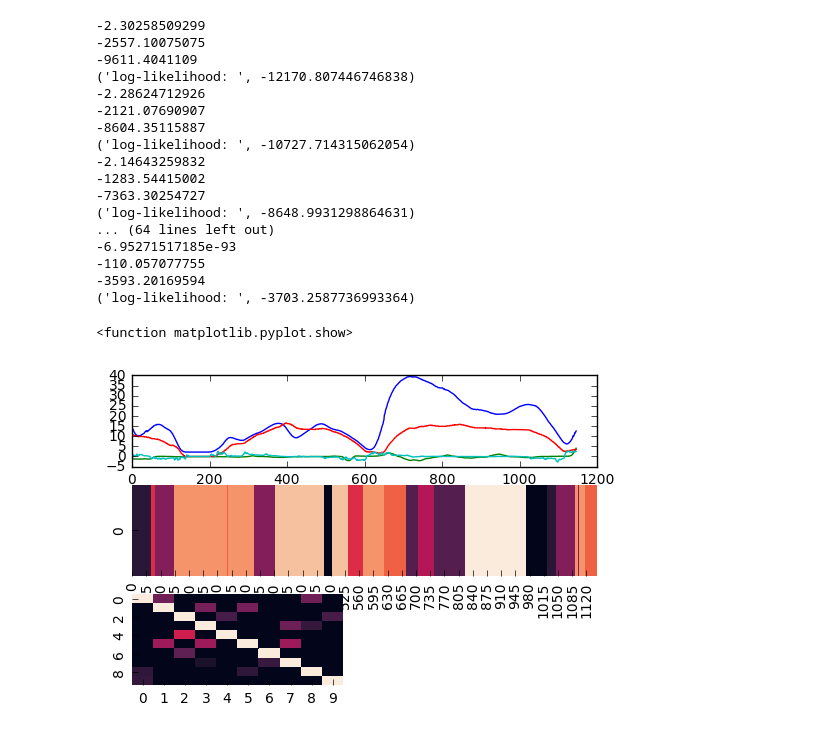
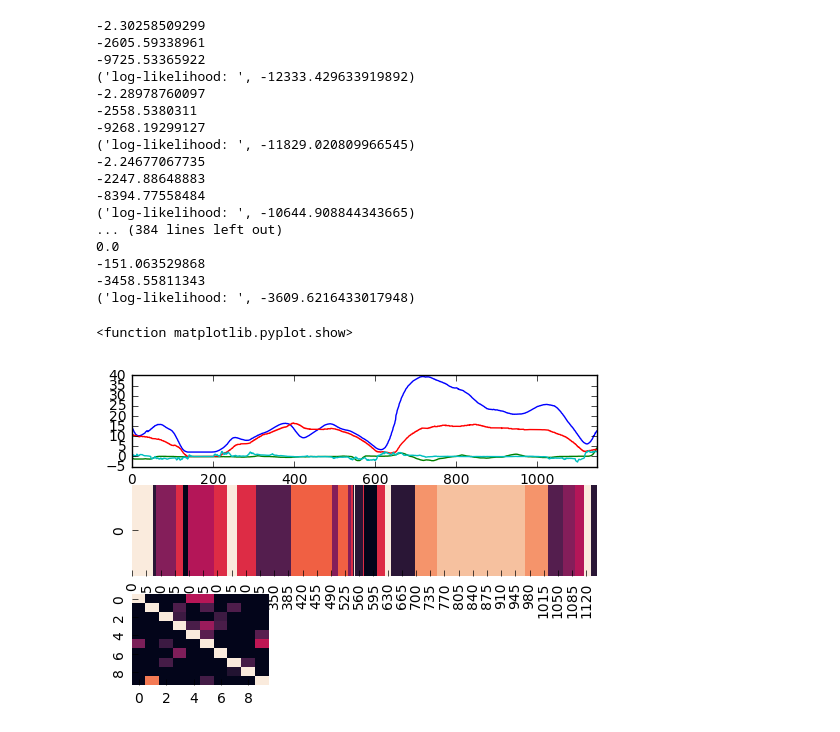
Before and after one commit to MoonBlvd/Sticky-HDP-HMM, a Jupyter notebook: hmm.ipynb, the cells around one changed output. Saved outputs shown, nothing was run; the diff lists cells and outputs as text; code cells hidden in the pictures.

Commit message:
train and test hmm

```diff
--- a/hmm.ipynb
+++ b/hmm.ipynb
@@ -48,11 +49,11 @@ plt.show
 
 # load test data
 data_path = "test_data.csv"
-data = read_data(data_path)
-data = data[:,3:7]#data[15500:16500,0:1] #data[8000:8500,[0,9]]
-n,d = data.shape
+test_data = read_data(data_path)
+test_data = test_data[:,3:7]#data[15500:16500,0:1] #data[8000:8500,[0,9]]
+n,d = test_data.shape
 plt.figure(2)
-plt.plot(range(data.shape[0]),data)
+plt.plot(range(test_data.shape[0]),test_data)
 plt.legend([r'$\Delta x$', r'$\Delta y$', r'$v_{obs}$', r'$a_{obs}$'])
 plt.show
 # %% [output]
@@ -99,6 +101,9 @@ class HMM():
             self.N[self.state[n-1], self.state[n]] += 1
         self.A = (self.N.T/(np.sum(self.N, axis=1)+1e-7)).T
 
+        self.test_states = []
+        self.test_trans_list = []
+
     def train(self, num_iter,converge_thresh):
         prevQ = -1e20
         i = 0
@@ -124,9 +129,11 @@ class HMM():
 
     def test(self,test_data):
         log_like_matrix = self.log_likelihood_matrix(test_data)
-        states =  np.argmax(log_like_matrix,axis=1)
-        for n in range(1,len(states)):
-            p_trans = self.A[states[n-1], states[n]]
+        self.test_states =  np.argmax(log_like_matrix,axis=1)
+        self.test_trans_list = [] #np.zeros(len(self.test_states))
+        for n in range(1,len(self.test_states)):
+            p_trans = self.A[self.test_states[n-1], self.test_states[n]]
+            self.test_trans_list = np.append(self.test_trans_list, p_trans)
             print ("p_trans", p_trans)
 
     def E_step(self):
@@ -211,37 +218,40 @@ class HMM():
 hmm = HMM(data)
 # %%
 
-num_iter = 20
+num_iter = 100
 converge_thresh = 1e-5
 hmm.train(num_iter, converge_thresh)
 # %% [output]
 -2.30258509299
--2557.10075075
--9611.4041109
-('log-likelihood: ', -12170.807446746838)
--2.28624712926
--2121.07690907
--8604.35115887
-('log-likelihood: ', -10727.714315062054)
--2.14643259832
--1283.54415002
--7363.30254727
-('log-likelihood: ', -8648.9931298864631)
-... (64 lines left out)
--6.95271517185e-93
--110.057077755
--3593.20169594
-('log-likelihood: ', -3703.2587736993364)
+-2605.59338961
+-9725.53365922
+('log-likelihood: ', -12333.429633919892)
+-2.28978760097
+-2558.5380311
+-9268.19299127
+('log-likelihood: ', -11829.020809966545)
+-2.24677067735
+-2247.88648883
+-8394.77558484
+('log-likelihood: ', -10644.908844343665)
+... (384 lines left out)
+0.0
+-151.063529868
+-3458.55811343
+('log-likelihood: ', -3609.6216433017948)
 # %%
 states = np.argmax(hmm.log_like_matrix,axis=1)
 plt.figure(2)
 plt.subplot(311)
 plt.plot(range(hmm.n),data)
+plt.xlim([0,hmm.n])
 plt.subplot(312)
 sns.heatmap(np.reshape(states,(1,hmm.n)), cbar=False)
-plt.subplot(325)
+plt.subplot(337)
 sns.heatmap(hmm.A, vmin=0, vmax=0.05, cbar=False)
+# plt.subplot(133)
+# plt
 plt.show
 # %% [output]
 <function matplotlib.pyplot.show>
-[figure, old version]
+[figure, new version]
```
Also changed, not shown: parts of 6 cells of this notebook, 2 other files.
